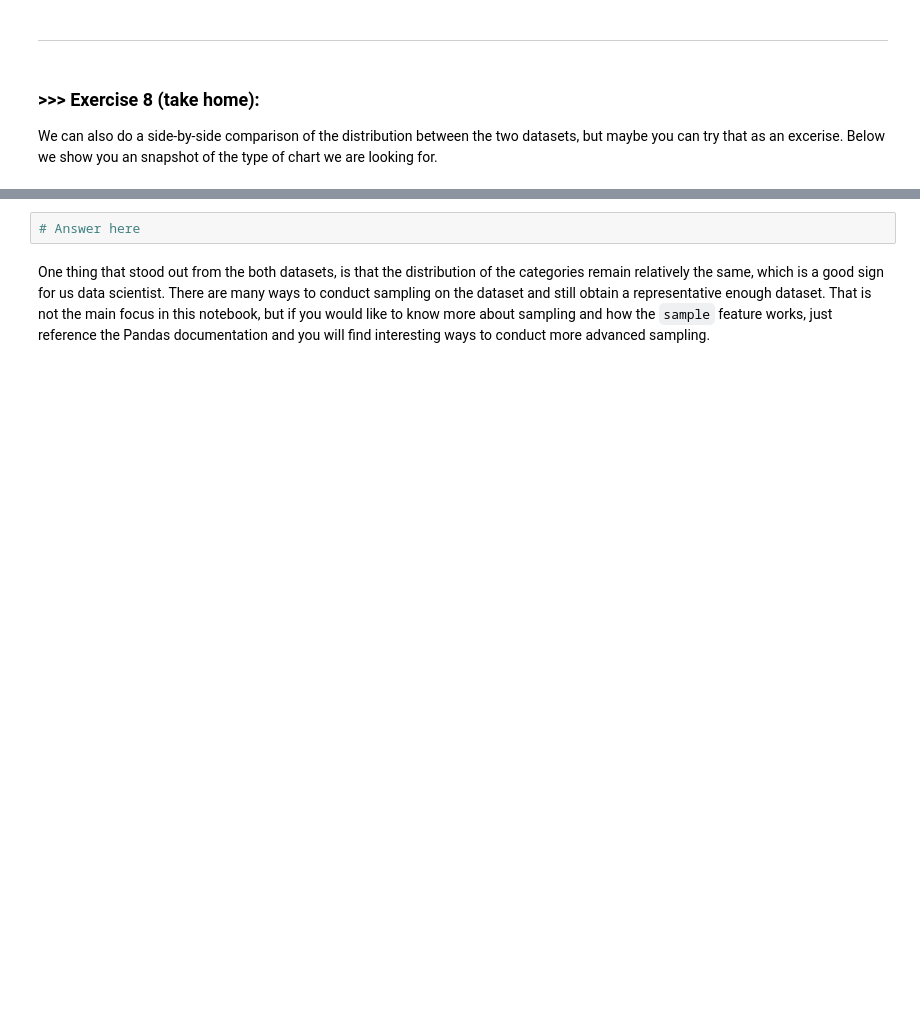
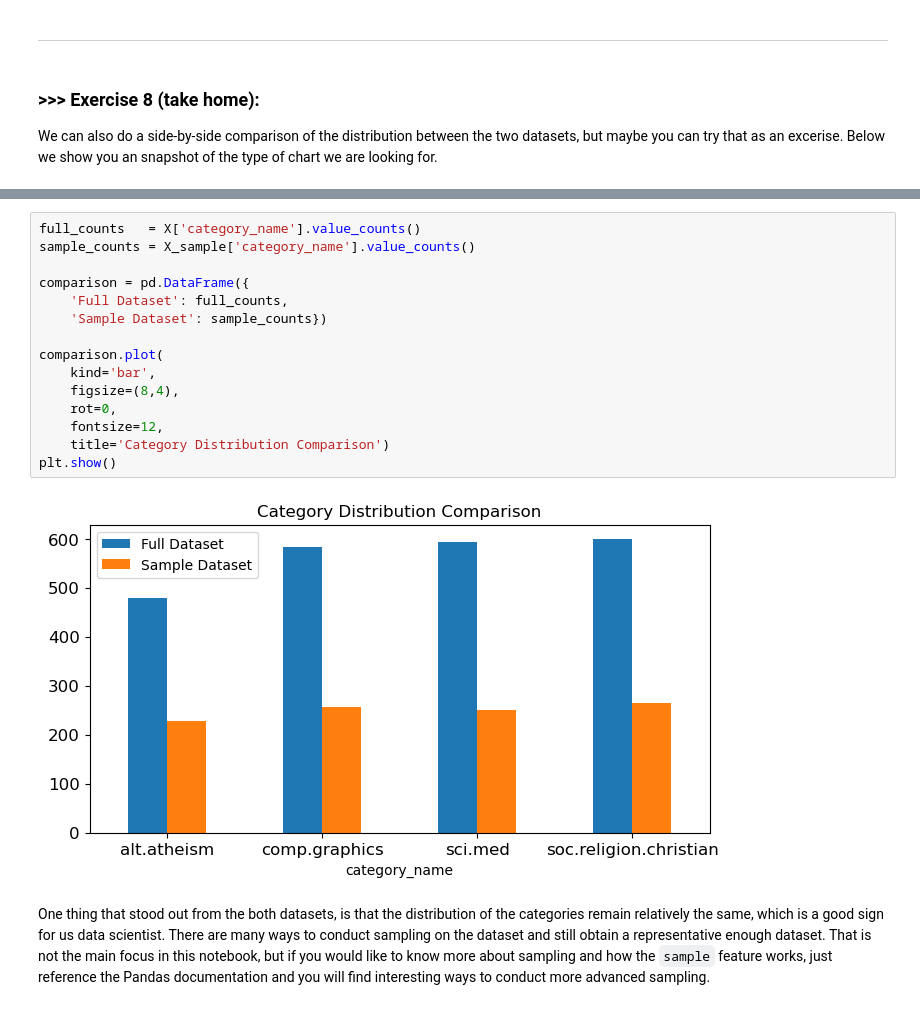
Before and after one commit to Ootje123/DM2025-Lab1-Exercise, a Jupyter notebook: DM2025-Lab1-Master.ipynb, the cells around one changed output, grey strips where cells are left out. Saved outputs shown, nothing was run; the diff lists cells and outputs as text; blank space fills up the shorter version.

```diff
--- a/DM2025-Lab1-Master.ipynb
+++ b/DM2025-Lab1-Master.ipynb
@@ -707,8 +843,23 @@ Notice that for the `ylim` parameters we hardcoded the maximum value for y. Is i
 We can also do a side-by-side comparison of the distribution between the two datasets, but maybe you can try that as an excerise. Below we show you an snapshot of the type of chart we are looking for.
 # %% [markdown]
 ![alt txt](https://i.imgur.com/9eO431H.png)
-# %%
-# Answer here
+# %%
+full_counts   = X['category_name'].value_counts()
+sample_counts = X_sample['category_name'].value_counts()
+
+comparison = pd.DataFrame({
+    'Full Dataset': full_counts,
+    'Sample Dataset': sample_counts})
+
+comparison.plot(
+    kind='bar',
+    figsize=(8,4),
+    rot=0,
+    fontsize=12,
+    title='Category Distribution Comparison')
+plt.show()
+# %% [output]
+[figure, added]
 # %% [markdown]
 One thing that stood out from the both datasets, is that the distribution of the categories remain relatively the same, which is a good sign for us data scientist. There are many ways to conduct sampling on the dataset and still obtain a representative enough dataset. That is not the main focus in this notebook, but if you would like to know more about sampling and how the `sample` feature works, just reference the Pandas documentation and you will find interesting ways to conduct more advanced sampling.
 # %% [markdown]
```
Also changed, not shown: parts of 49 cells of this notebook.
